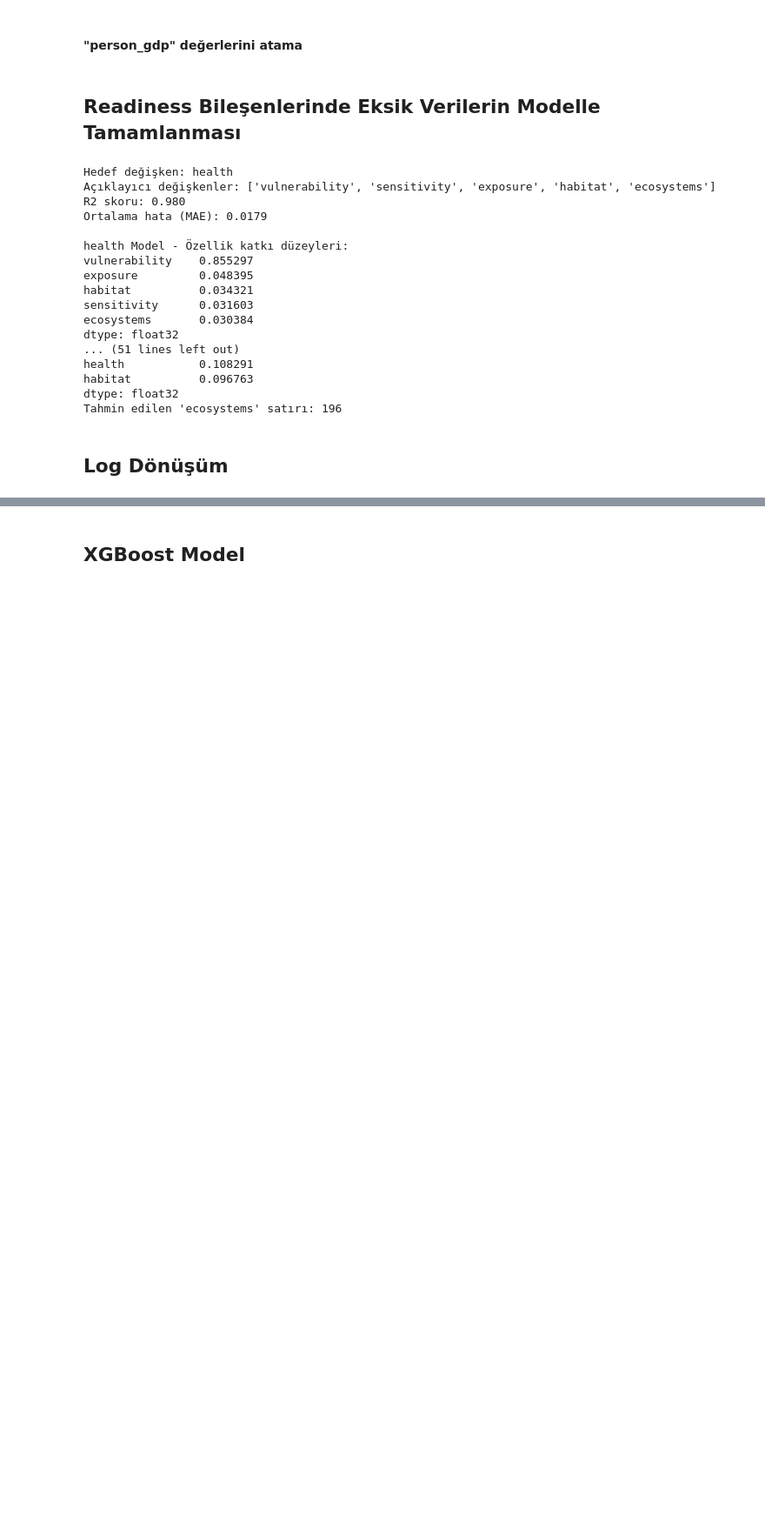
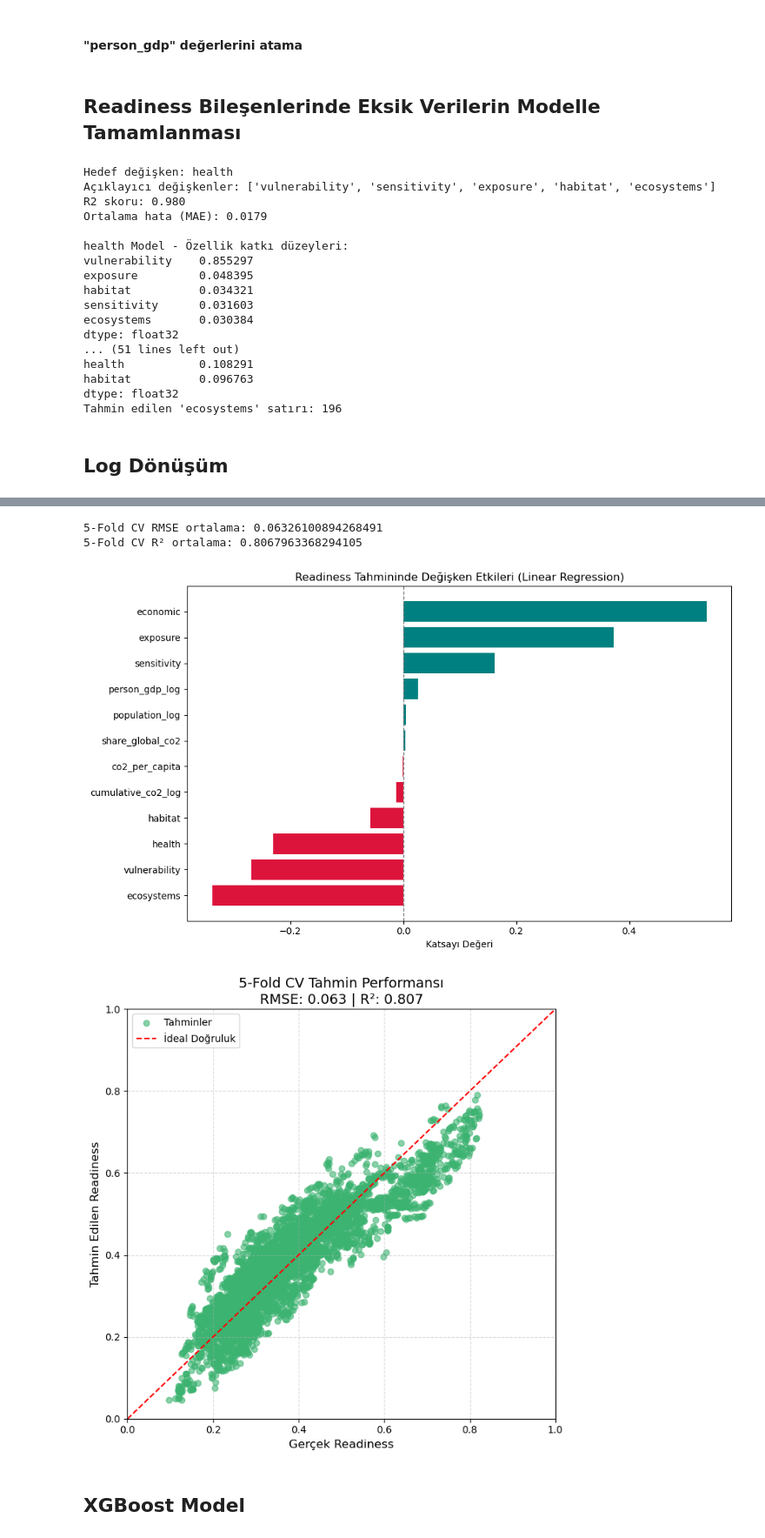
Before and after one commit to Zeliha-guven/GelecekHayalim-W-Code2.0_VERIBILIMIVEYAPAYZEKA_atolyecileri_ZelihaGuven, a Jupyter notebook: MODEL.ipynb, the cells around one changed output, grey strips where cells are left out. Shown at 87% size. Drawn from its saved outputs; the diff is of its cells as text; code cells hidden in the pictures; blank space fills up the shorter version.

```diff
--- a/MODEL.ipynb
+++ b/MODEL.ipynb
@@ -307,3 +247,77 @@ plt.show()
+# %%
+# Özellik seçimleri (log dönüşüm uygulanmış değişkenler dahil)
+features = [col for col in df.columns if col not in [
+    "gain", "readiness", "country", "iso_code", "year", "governance",
+    "cumulative_co2", "person_gdp", "population"  # log öncesi versiyonlar hariç
+]]
+
+X = df[features].values
+y = df["readiness"].values
+
+# 5-Fold CV
+kf = KFold(n_splits=5, shuffle=True, random_state=42)
+rmse_list = []
+r2_list = []
+y_tests = []
+y_preds = []
+
+for train_index, test_index in kf.split(X):
+    X_train, X_test = X[train_index], X[test_index]
+    y_train, y_test = y[train_index], y[test_index]
+
+    model = LinearRegression()
+    model.fit(X_train, y_train)
+    y_pred = model.predict(X_test)
+
+    mse = mean_squared_error(y_test, y_pred)
+    rmse = np.sqrt(mse)
+    r2 = r2_score(y_test, y_pred)
+
+    rmse_list.append(rmse)
+    r2_list.append(r2)
+    y_tests.extend(y_test)
+    y_preds.extend(y_pred)
+
+print("5-Fold CV RMSE ortalama:", np.mean(rmse_list))
+print("5-Fold CV R² ortalama:", np.mean(r2_list))
+
+# Tüm veriyle final model
+final_model = LinearRegression()
+final_model.fit(X, y)
+
+# Katsayılar görselleştirmesi
+coef_df = pd.DataFrame({
+    "Feature": features,
+    "Coefficient": final_model.coef_
+}).sort_values(by="Coefficient", ascending=True)
+
+plt.figure(figsize=(10, 6))
+colors = ["crimson" if coef < 0 else "teal" for coef in coef_df["Coefficient"]]
+plt.barh(coef_df["Feature"], coef_df["Coefficient"], color=colors)
+plt.axvline(x=0, color="gray", linestyle="--", linewidth=1)
+plt.xlabel("Katsayı Değeri")
+plt.title("Readiness Tahmininde Değişken Etkileri (Linear Regression)")
+plt.tight_layout()
+plt.show()
+
+# Tahmin performansı: gerçek vs tahmin
+plt.figure(figsize=(7, 7))
+plt.scatter(y_tests, y_preds, alpha=0.6, color='mediumseagreen', label='Tahminler')
+plt.plot([0, 1], [0, 1], 'r--', label='İdeal Doğruluk')
+plt.xlim(0, 1)
+plt.ylim(0, 1)
+plt.xlabel('Gerçek Readiness', fontsize=12)
+plt.ylabel('Tahmin Edilen Readiness', fontsize=12)
+plt.title(f'5-Fold CV Tahmin Performansı\nRMSE: {np.mean(rmse_list):.3f} | R²: {np.mean(r2_list):.3f}', fontsize=14)
+plt.legend(loc='upper left')
+plt.grid(True, linestyle='--', alpha=0.5)
+plt.tight_layout()
+plt.show()
+# %% [output]
+5-Fold CV RMSE ortalama: 0.06326100894268491
+5-Fold CV R² ortalama: 0.8067963368294105
+[figure, added]
+[figure, added]
 # %% [markdown]
 ## XGBoost Model
 # %%
```
Also changed, not shown: parts of 9 cells of this notebook, 1 other file.
